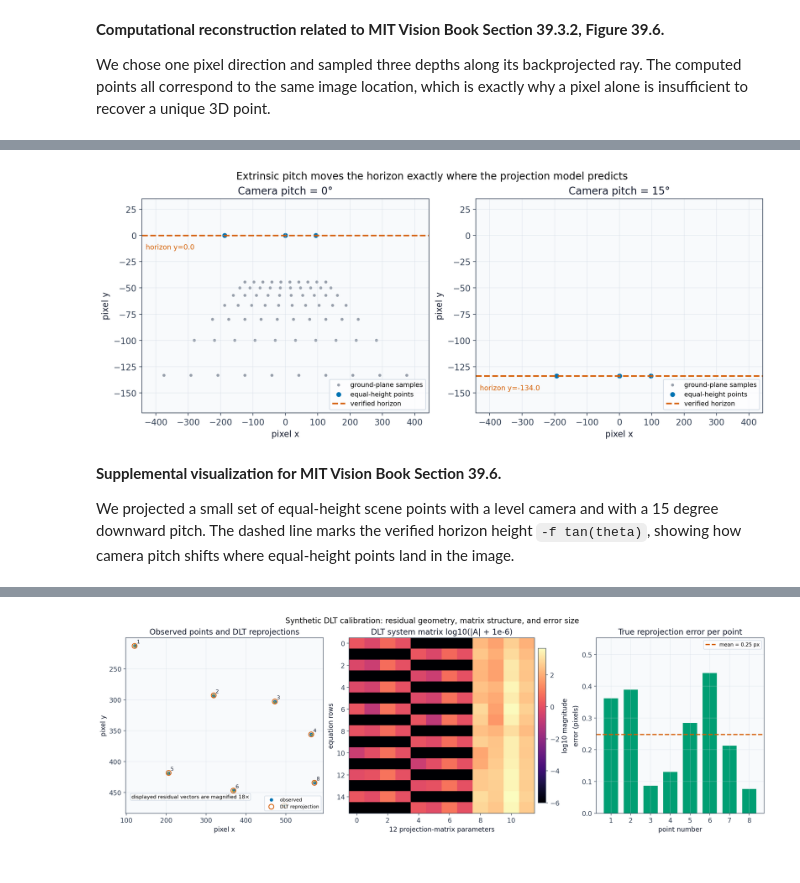
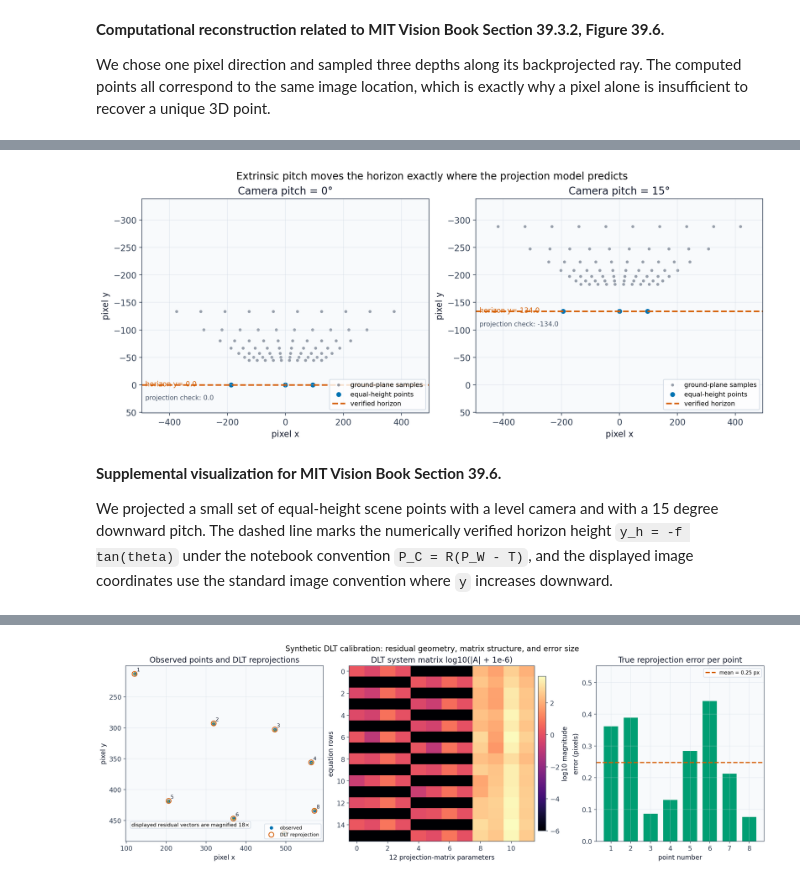
Before and after one commit to pantelis/eng-ai-agents, a Jupyter notebook: notebooks/CV/2026/spring/final/chapter-39-camera-modeling/index.ipynb, the cells around one changed output, grey strips where cells are left out. Saved outputs shown, nothing was run; the diff lists cells and outputs as text; code cells hidden in the pictures.

Commit message:
fix: finalize chapter 39 rendering and figures

```diff
--- a/notebooks/CV/2026/spring/final/chapter-39-camera-modeling/index.ipynb
+++ b/notebooks/CV/2026/spring/final/chapter-39-camera-modeling/index.ipynb
@@ -505,46 +505,54 @@ ground_x = torch.linspace(-4.5, 4.5, 10, dtype=torch.float64)
 ground_z = torch.linspace(6.0, 18.0, 7, dtype=torch.float64)
 ground_points = torch.tensor([[float(x), 0.0, float(z)] for z in ground_z for x in ground_x], dtype=torch.float64)
 horizon_points = torch.tensor([[float(x), float(T[1]), 1500.0] for x in torch.linspace(-6.0, 6.0, 13, dtype=torch.float64)], dtype=torch.float64)
 reference_people = torch.tensor([[-3.0, float(T[1]), 8.0], [0.0, float(T[1]), 12.0], [3.0, float(T[1]), 16.0]], dtype=torch.float64)
 
 fig, axes = plt.subplots(1, 2, figsize=(12.0, 4.9), constrained_layout=True)
 panel_data = []
 for pitch in pitches:
     R = rotation_x(pitch)
     ground_pixels, _ = project_points(ground_points, K, R, T)
     equal_height_pixels, _ = project_points(reference_people, K, R, T)
     far_pixels, _ = project_points(horizon_points, K, R, T)
     horizon_y = float(far_pixels[:, 1].mean())
-    panel_data.append((pitch, ground_pixels, equal_height_pixels, horizon_y))
+    verified_horizon_y = -float(K[1, 1]) * math.tan(math.radians(pitch))
+    panel_data.append((pitch, ground_pixels, equal_height_pixels, horizon_y, verified_horizon_y))
 
 all_x = torch.cat([item[1][:, 0] for item in panel_data] + [item[2][:, 0] for item in panel_data])
-all_y = torch.cat([item[1][:, 1] for item in panel_data] + [item[2][:, 1] for item in panel_data])
-xlim = (float(all_x.min()) - 25.0, float(all_x.max()) + 25.0)
-ylim = (float(all_y.max()) + 35.0, float(min(item[3] for item in panel_data)) - 35.0)
+all_y = torch.cat(
+    [item[1][:, 1] for item in panel_data]
+    + [item[2][:, 1] for item in panel_data]
+    + [torch.tensor([item[3], item[4]], dtype=torch.float64) for item in panel_data]
+)
+pad_x = 0.07 * float(all_x.max() - all_x.min()) + 18.0
+pad_y = 0.10 * float(all_y.max() - all_y.min()) + 22.0
+xlim = (float(all_x.min()) - pad_x, float(all_x.max()) + pad_x)
+ylim = (float(all_y.min()) - pad_y, float(all_y.max()) + pad_y)
 
-for ax, (pitch, ground_pixels, equal_height_pixels, horizon_y) in zip(axes, panel_data, strict=True):
+for ax, (pitch, ground_pixels, equal_height_pixels, horizon_y, verified_horizon_y) in zip(axes, panel_data, strict=True):
     ax.scatter(ground_pixels[:, 0], ground_pixels[:, 1], s=15, color=mcolors.to_rgba(COLORS["gray"], 0.55), edgecolor="none", label="ground-plane samples")
     ax.scatter(equal_height_pixels[:, 0], equal_height_pixels[:, 1], s=52, color=COLORS["blue"], edgecolor="white", linewidth=0.8, label="equal-height points")
-    # With P_C = R(P_W - T) and rotation_x defined above, a positive downward pitch gives y_h = -f tan(theta).
-    ax.axhline(horizon_y, color=COLORS["vermillion"], linestyle="--", lw=2.0, label="verified horizon")
-    ax.text(xlim[0] + 12.0, horizon_y - 8.0, f"horizon y={horizon_y:.1f}", color=COLORS["vermillion"], fontsize=9, va="top")
+    # With P_C = R(P_W - T), the implemented positive downward pitch places the horizon at y = -f tan(theta).
+    ax.axhline(verified_horizon_y, color=COLORS["vermillion"], linestyle="--", lw=2.0, label="verified horizon")
+    ax.text(xlim[0] + 12.0, verified_horizon_y - 8.0, f"horizon y={verified_horizon_y:.1f}", color=COLORS["vermillion"], fontsize=9, va="top")
+    ax.text(xlim[0] + 12.0, verified_horizon_y + 18.0, f"projection check: {horizon_y:.1f}", color=COLORS["gray"], fontsize=8.5, va="top")
     ax.set_title(f"Camera pitch = {pitch:.0f}°")
     ax.set_xlabel("pixel x")
     ax.set_ylabel("pixel y")
     ax.set_xlim(*xlim)
     ax.set_ylim(*ylim)
     ax.invert_yaxis()
     light_grid(ax)
     ax.legend(loc="lower right", fontsize=8.5)
 
 fig.suptitle("Extrinsic pitch moves the horizon exactly where the projection model predicts", fontsize=13)
 savefig(fig, "04-extrinsics-and-horizon.png")
 # %% [output]
-[figure, old version]
+[figure, new version]
 # %% [markdown]
 **Supplemental visualization for MIT Vision Book Section 39.6.**
 
-We projected a small set of equal-height scene points with a level camera and with a 15 degree downward pitch. The dashed line marks the verified horizon height `-f tan(theta)`, showing how camera pitch shifts where equal-height points land in the image.
+We projected a small set of equal-height scene points with a level camera and with a 15 degree downward pitch. The dashed line marks the numerically verified horizon height `y_h = -f tan(theta)` under the notebook convention `P_C = R(P_W - T)`, and the displayed image coordinates use the standard image convention where `y` increases downward.
 # %% [markdown]
 ## 39.7 Camera Calibration
 
```
Also changed, not shown: parts of 7 cells of this notebook.
